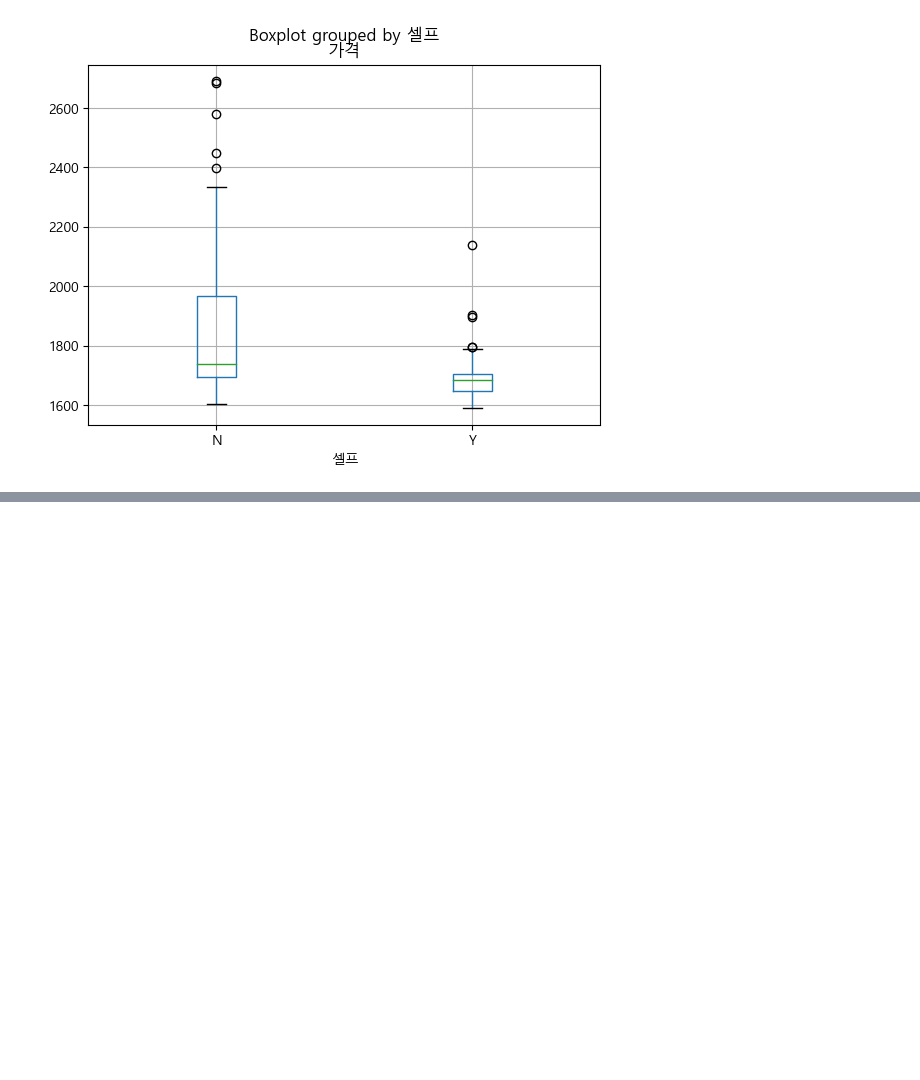
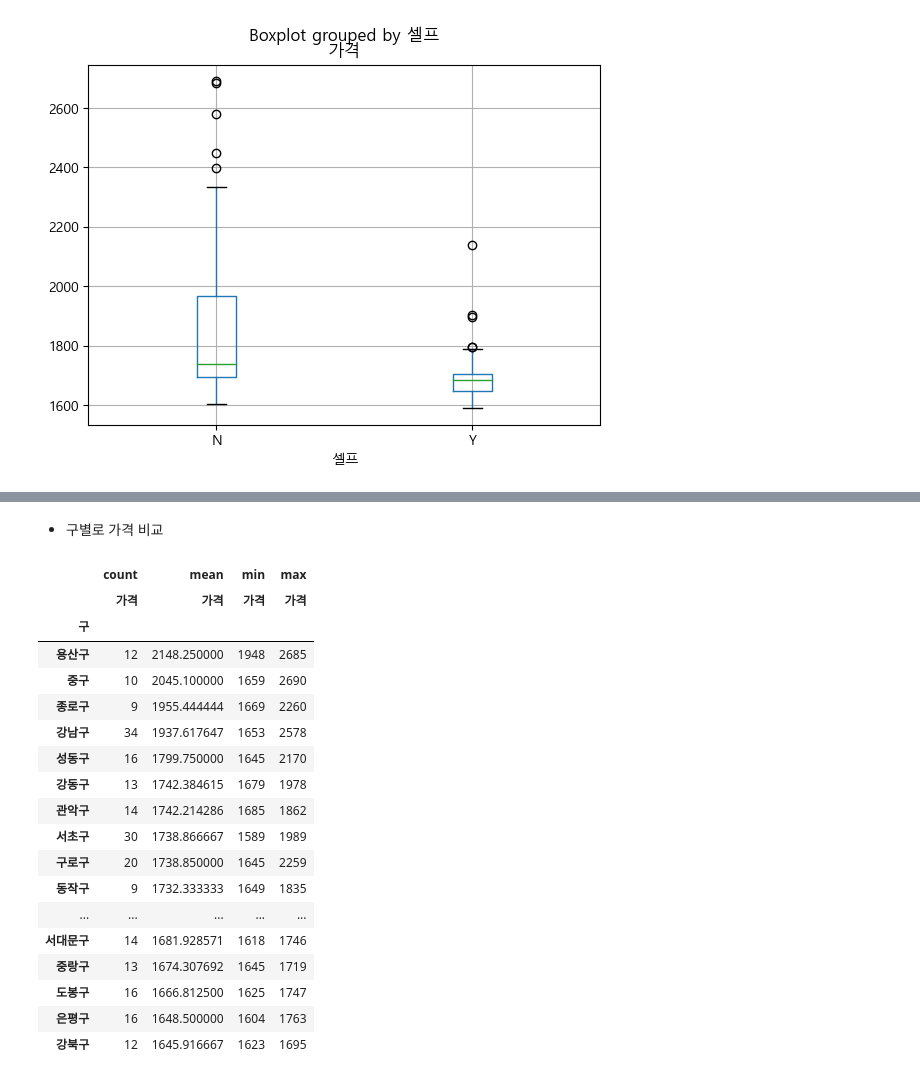
Before and after one commit to hyangshim/DataAnalysis_lecture-2023.04, a Jupyter notebook: 05.Crawling/15.Opinet.ipynb, the cells around one changed output, grey strips where cells are left out. Saved outputs shown, nothing was run; the diff lists cells and outputs as text; code cells hidden in the pictures; blank space fills up the shorter version.

```diff
--- a/05.Crawling/15.Opinet.ipynb
+++ b/05.Crawling/15.Opinet.ipynb
@@ -168,0 +206,25 @@ plt.show()
+# %% [markdown]
+- 구별로 가격 비교
+# %%
+df.pivot_table('가격','구',aggfunc=['count','mean','min','max'])\
+    .sort_values(by=('mean','가격'),ascending=False) # 정렬하기
+# %% [output]
+|  | count | mean | min | max |
+|  | 가격 | 가격 | 가격 | 가격 |
+| 구 |  |  |  |  |
+| 용산구 | 12 | 2148.250000 | 1948 | 2685 |
+| 중구 | 10 | 2045.100000 | 1659 | 2690 |
+| 종로구 | 9 | 1955.444444 | 1669 | 2260 |
+| 강남구 | 34 | 1937.617647 | 1653 | 2578 |
+| 성동구 | 16 | 1799.750000 | 1645 | 2170 |
+| 강동구 | 13 | 1742.384615 | 1679 | 1978 |
+| 관악구 | 14 | 1742.214286 | 1685 | 1862 |
+| 서초구 | 30 | 1738.866667 | 1589 | 1989 |
+| 구로구 | 20 | 1738.850000 | 1645 | 2259 |
+| 동작구 | 9 | 1732.333333 | 1649 | 1835 |
+| ... | ... | ... | ... | ... |
+| 서대문구 | 14 | 1681.928571 | 1618 | 1746 |
+| 중랑구 | 13 | 1674.307692 | 1645 | 1719 |
+| 도봉구 | 16 | 1666.812500 | 1625 | 1747 |
+| 은평구 | 16 | 1648.500000 | 1604 | 1763 |
+| 강북구 | 12 | 1645.916667 | 1623 | 1695 |
```
Also changed, not shown: parts of 7 cells of this notebook.
